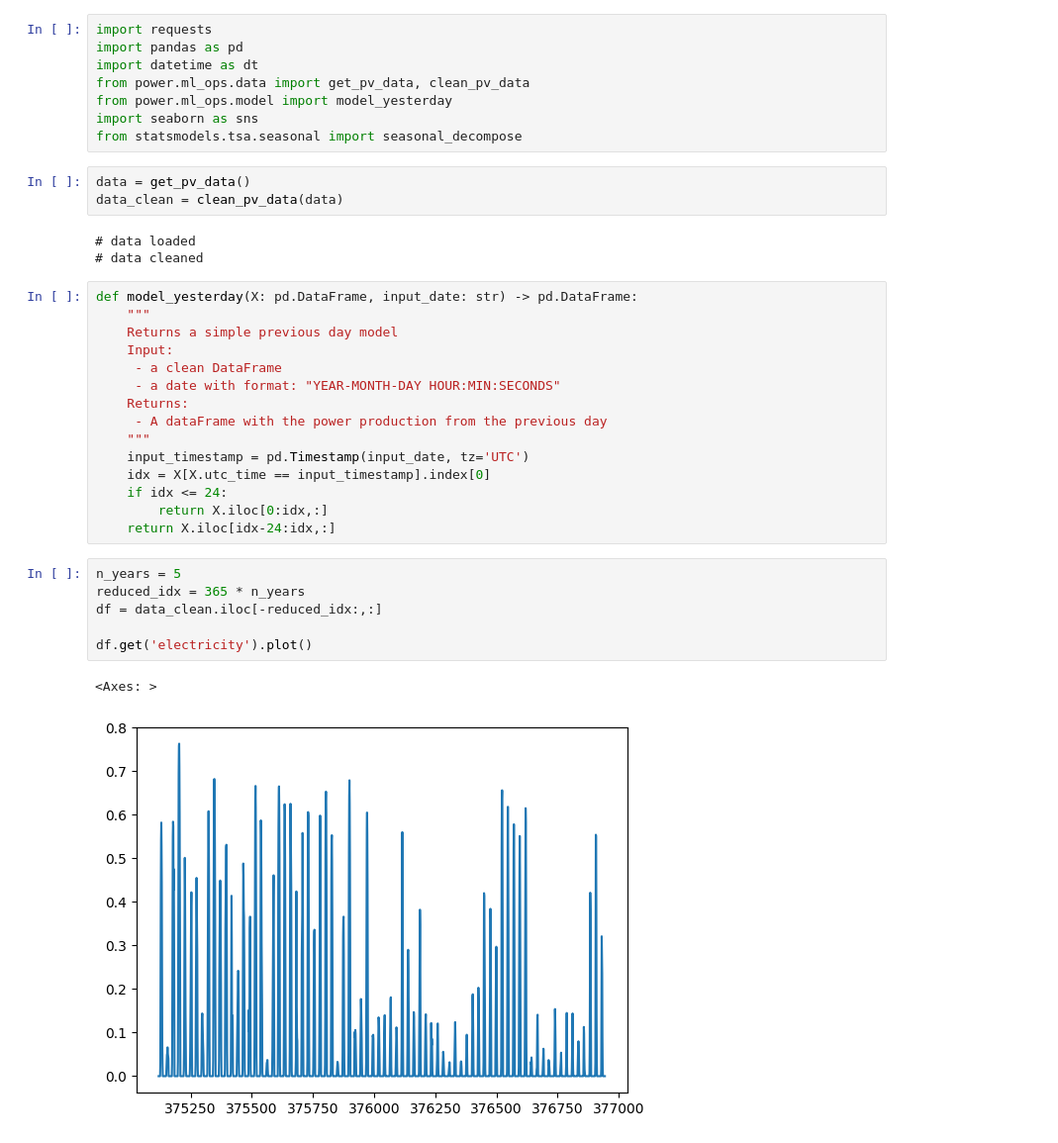
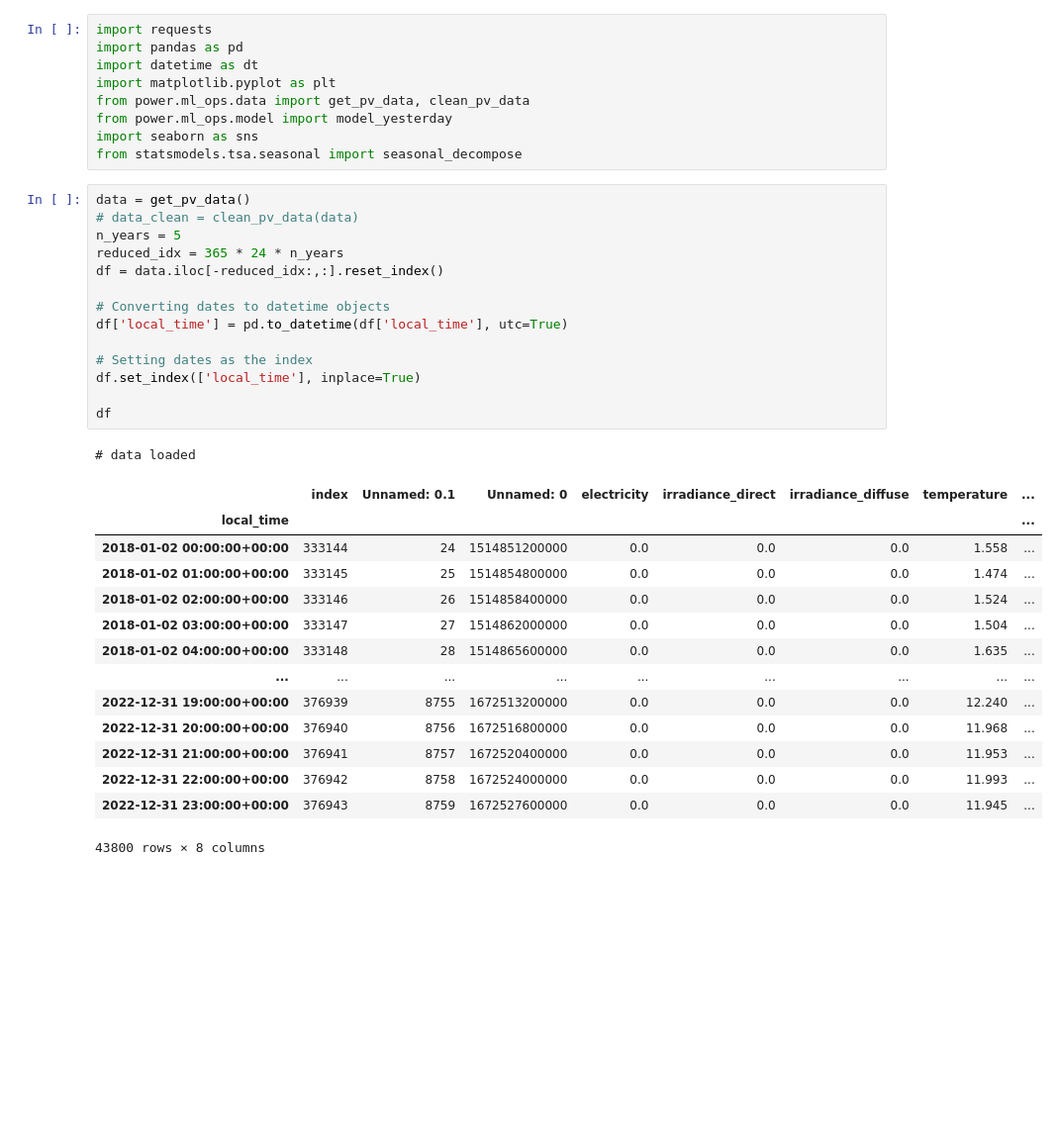
Before and after one commit to jerome-roeser/advanced-power-forecast, a Jupyter notebook: notebooks/jerome_working_notebook.ipynb, the cells around one changed output. Shown at 99% size. Saved outputs shown, nothing was run; the diff lists cells and outputs as text; blank space fills up the shorter version.

```diff
--- a/notebooks/jerome_working_notebook.ipynb
+++ b/notebooks/jerome_working_notebook.ipynb
@@ -2,37 +2,38 @@
 import requests
 import pandas as pd
 import datetime as dt
+import matplotlib.pyplot as plt
 from power.ml_ops.data import get_pv_data, clean_pv_data
 from power.ml_ops.model import model_yesterday
 import seaborn as sns
 from statsmodels.tsa.seasonal import seasonal_decompose
-# %%
-data = get_pv_data()
-data_clean = clean_pv_data(data)
-# %% [output]
-# data loaded
-# data cleaned
-# %%
-def model_yesterday(X: pd.DataFrame, input_date: str) -> pd.DataFrame:
-    """
-    Returns a simple previous day model
-    Input:
-     - a clean DataFrame
-     - a date with format: "YEAR-MONTH-DAY HOUR:MIN:SECONDS"
-    Returns:
-     - A dataFrame with the power production from the previous day
-    """
-    input_timestamp = pd.Timestamp(input_date, tz='UTC')
-    idx = X[X.utc_time == input_timestamp].index[0]
-    if idx <= 24:
-        return X.iloc[0:idx,:]
-    return X.iloc[idx-24:idx,:]
-# %%
-n_years = 5
-reduced_idx = 365 * n_years
-df = data_clean.iloc[-reduced_idx:,:]
-
-df.get('electricity').plot()
-# %% [output]
-<Axes: >
-[figure, removed]
+# %%
+data = get_pv_data()
+# data_clean = clean_pv_data(data)
+n_years = 5
+reduced_idx = 365 * 24 * n_years
+df = data.iloc[-reduced_idx:,:].reset_index()
+
+# Converting dates to datetime objects
+df['local_time'] = pd.to_datetime(df['local_time'], utc=True)
+
+# Setting dates as the index
+df.set_index(['local_time'], inplace=True)
+
+df
+# %% [output]
+# data loaded
+|  | index | Unnamed: 0.1 | Unnamed: 0 | electricity | irradiance_direct | irradiance_diffuse | temperature | ... |
+| local_time |  |  |  |  |  |  |  | ... |
+| 2018-01-02 00:00:00+00:00 | 333144 | 24 | 1514851200000 | 0.0 | 0.0 | 0.0 | 1.558 | ... |
+| 2018-01-02 01:00:00+00:00 | 333145 | 25 | 1514854800000 | 0.0 | 0.0 | 0.0 | 1.474 | ... |
+| 2018-01-02 02:00:00+00:00 | 333146 | 26 | 1514858400000 | 0.0 | 0.0 | 0.0 | 1.524 | ... |
+| 2018-01-02 03:00:00+00:00 | 333147 | 27 | 1514862000000 | 0.0 | 0.0 | 0.0 | 1.504 | ... |
+| 2018-01-02 04:00:00+00:00 | 333148 | 28 | 1514865600000 | 0.0 | 0.0 | 0.0 | 1.635 | ... |
+| ... | ... | ... | ... | ... | ... | ... | ... | ... |
+| 2022-12-31 19:00:00+00:00 | 376939 | 8755 | 1672513200000 | 0.0 | 0.0 | 0.0 | 12.240 | ... |
+| 2022-12-31 20:00:00+00:00 | 376940 | 8756 | 1672516800000 | 0.0 | 0.0 | 0.0 | 11.968 | ... |
+| 2022-12-31 21:00:00+00:00 | 376941 | 8757 | 1672520400000 | 0.0 | 0.0 | 0.0 | 11.953 | ... |
+| 2022-12-31 22:00:00+00:00 | 376942 | 8758 | 1672524000000 | 0.0 | 0.0 | 0.0 | 11.993 | ... |
+| 2022-12-31 23:00:00+00:00 | 376943 | 8759 | 1672527600000 | 0.0 | 0.0 | 0.0 | 11.945 | ... |
+43800 rows × 8 columns
```
Also changed, not shown: parts of 3 cells of this notebook.
